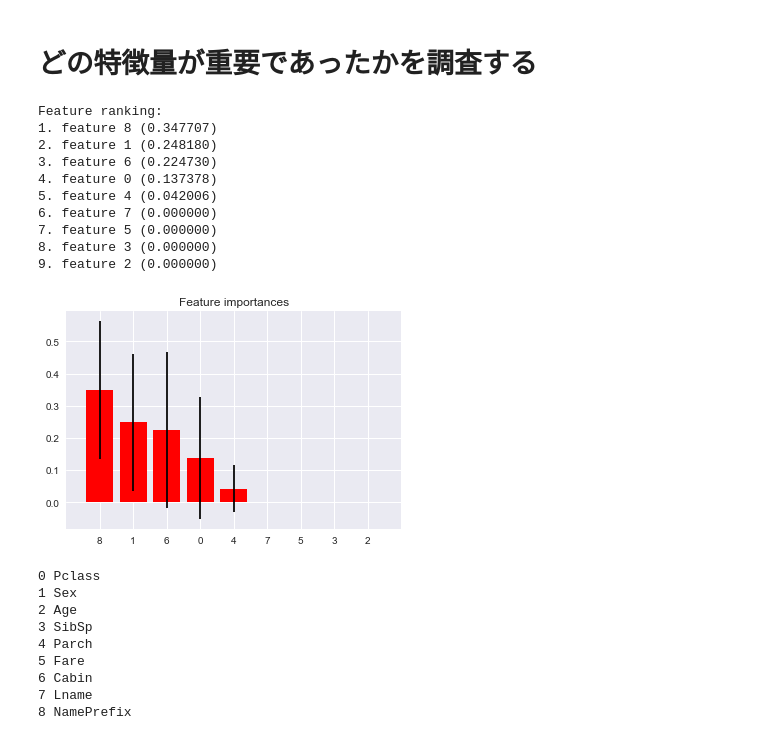
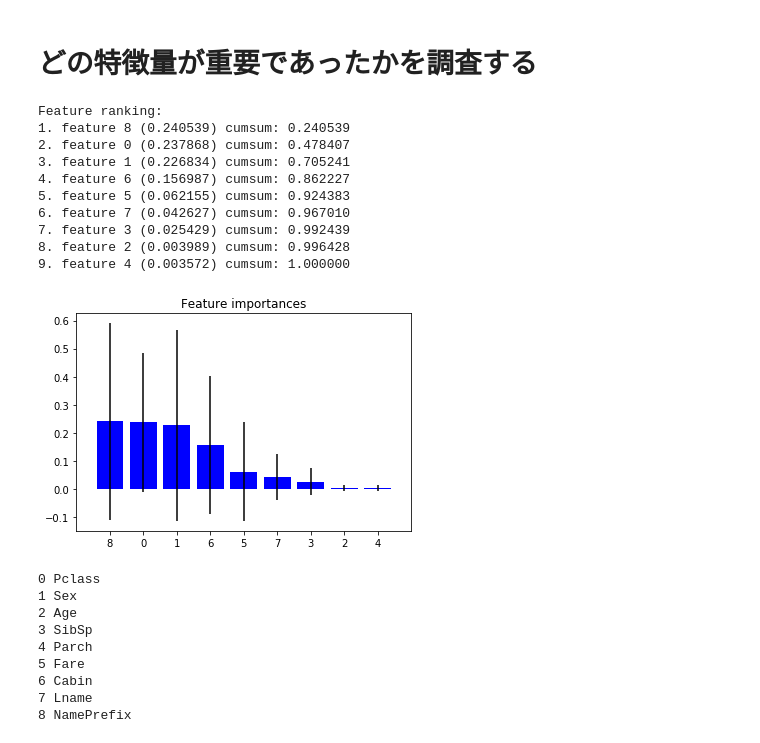
Before and after one commit to lasershow/lab-py, a Jupyter notebook: ipython/dic_20171020_titanic_randomforest.ipynb, the cells around one changed output. Cells and saved outputs as stored; diff of their text form; code cells hidden in the pictures.

```diff
--- a/ipython/dic_20171020_titanic_randomforest.ipynb
+++ b/ipython/dic_20171020_titanic_randomforest.ipynb
@@ -546,0 +549,13 @@ RandomForestClassifier(bootstrap=True, class_weight=None, criterion='gini',
+# %%
+# n_estimatorsのみを変更
+from sklearn.ensemble import RandomForestClassifier
+
+clf = RandomForestClassifier(
+    n_estimators = 9, # 6より9の方が結果がよかった。
+    max_features = 'auto',
+    criterion = 'gini',
+    max_depth = 2,
+    min_samples_split = 2,
+    min_samples_leaf = 1)
+
+clf.fit(X_train, y_train) #0.804469273743
@@ -638,30 +661,32 @@ indices = np.argsort(importances)[::-1]
 # %%
 # Print the feature ranking
 print("Feature ranking:")
+cumsum = 0.0
 for f in range(X_train.shape[1]):
-    print("%d. feature %d (%f)" % (f + 1, indices[f], importances[indices[f]]))
+    cumsum+=importances[indices[f]]
+    print("%d. feature %d (%f) cumsum: %f" % (f + 1, indices[f], importances[indices[f]], cumsum))
 # %% [output]
 Feature ranking:
-1. feature 8 (0.347707)
-2. feature 1 (0.248180)
-3. feature 6 (0.224730)
-4. feature 0 (0.137378)
-5. feature 4 (0.042006)
-6. feature 7 (0.000000)
-7. feature 5 (0.000000)
-8. feature 3 (0.000000)
-9. feature 2 (0.000000)
+1. feature 8 (0.240539) cumsum: 0.240539
+2. feature 0 (0.237868) cumsum: 0.478407
+3. feature 1 (0.226834) cumsum: 0.705241
+4. feature 6 (0.156987) cumsum: 0.862227
+5. feature 5 (0.062155) cumsum: 0.924383
+6. feature 7 (0.042627) cumsum: 0.967010
+7. feature 3 (0.025429) cumsum: 0.992439
+8. feature 2 (0.003989) cumsum: 0.996428
+9. feature 4 (0.003572) cumsum: 1.000000
 # %%
 # Plot the feature importances of the forest
 plt.figure()
 plt.title("Feature importances")
 plt.bar(range(X_train.shape[1]), importances[indices],
-       color="r", yerr=std[indices], align="center")
+       color="b", yerr=std[indices], align="center")
 plt.xticks(range(X_train.shape[1]), indices)
 plt.xlim([-1, X_train.shape[1]])
 plt.show()
 # %% [output]
-[figure, old version]
+[figure, new version]
 # %%
 col_list = list(X_train.columns)
 for i in range(len(col_list)):
```
Also changed, not shown: parts of 13 cells of this notebook.
